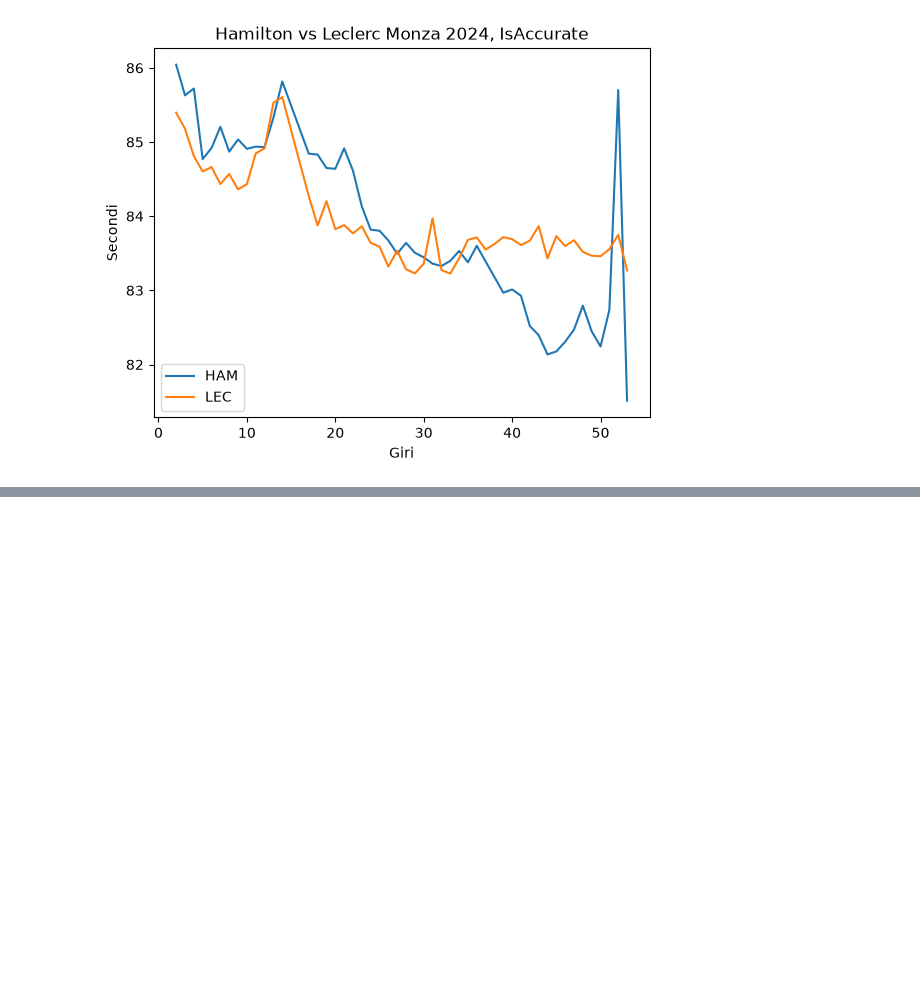
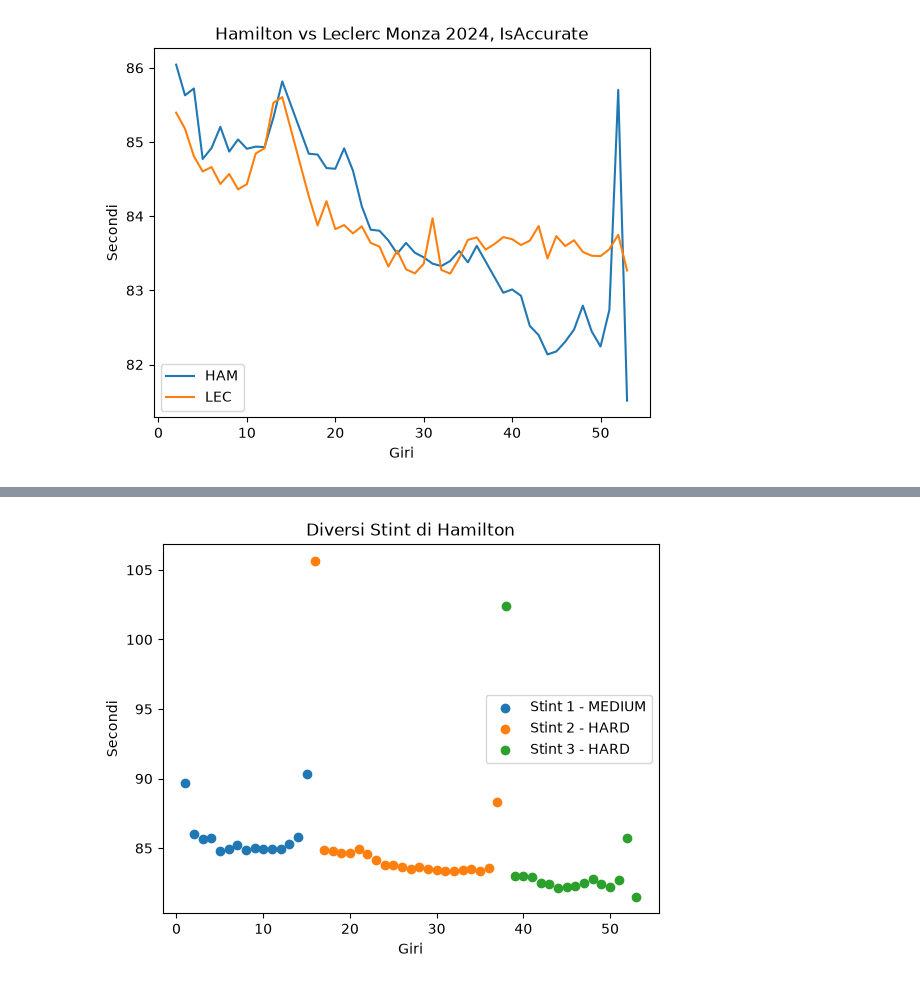
Before and after one commit to shyndry/f1-dashboard, a Jupyter notebook: notebooks/02_filtri_e_grafici.ipynb, the cells around one changed output, grey strips where cells are left out. Cells and saved outputs as stored; diff of their text form; code cells hidden in the pictures; blank space fills up the shorter version.

```diff
--- a/notebooks/02_filtri_e_grafici.ipynb
+++ b/notebooks/02_filtri_e_grafici.ipynb
@@ -240,0 +249,13 @@ plt.show()
+# %%
+stints = ham["Stint"].unique()
+for s in stints:
+    ham_stint = ham[ham["Stint"] == s]
+    plt.scatter(ham_stint["LapNumber"], ham_stint["LapTimeSec"], label = f"Stint {int(s)} - {ham_stint["Compound"].iloc[0]}")
+
+plt.title("Diversi Stint di Hamilton")
+plt.xlabel("Giri")
+plt.ylabel("Secondi")
+plt.legend()
+plt.show()
+# %% [output]
+[figure, added]
```
Also changed, not shown: parts of 9 cells of this notebook.
